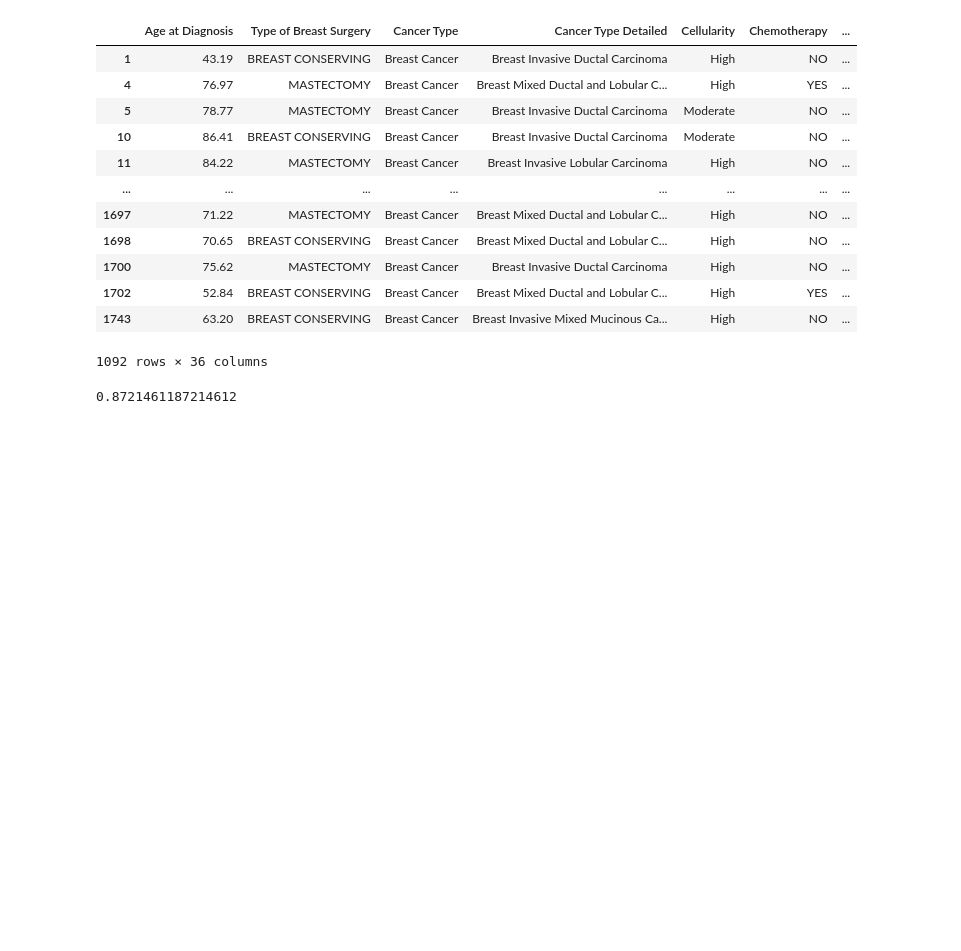
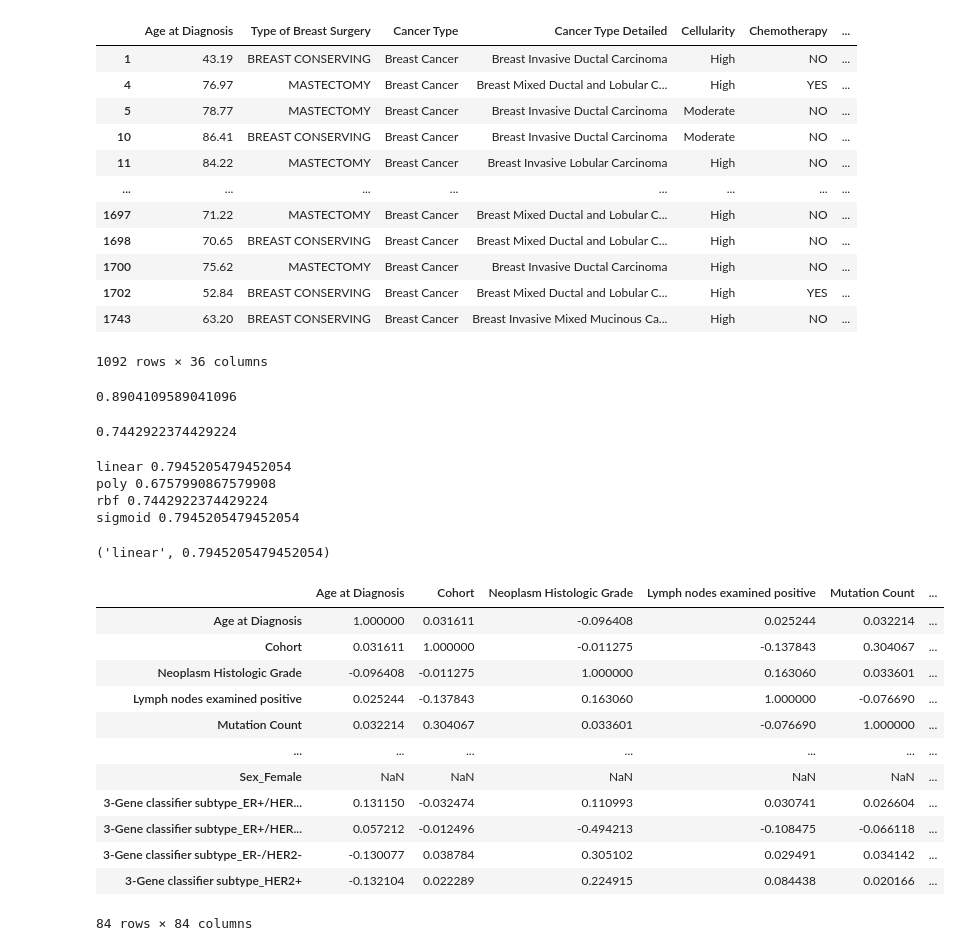
Before and after one commit to kasramojallal1/breast-cancer-stage-prediction, a Jupyter notebook: main.ipynb, the cells around one changed output. Saved outputs shown, nothing was run; the diff lists cells and outputs as text; code cells hidden in the pictures; blank space fills up the shorter version.

Commit message:
trying to use the pca on the data. also, used normalization and made the accuracies much higher.

```diff
--- a/main.ipynb
+++ b/main.ipynb
@@ -56,21 +62,68 @@ X = df.iloc[:, :-2]
 y = df.iloc[:, -2]
 # %%
 X = pd.get_dummies(X)
+# %%
+scaler = StandardScaler()
+X = scaler.fit_transform(X)
 # %%
-# Split the data into training and testing sets
 X_train, X_test, y_train, y_test = train_test_split(X, y, test_size=0.2, random_state=42)
 
-# Create a random forest classifier
 rf_model = RandomForestClassifier()
-
-# Train the model
 rf_model.fit(X_train, y_train)
 
-# Make predictions on the test set
 y_pred = rf_model.predict(X_test)
+accuracy = accuracy_score(y_test, y_pred)
 
-# Calculate the accuracy of the model
-accuracy = accuracy_score(y_test, y_pred)
 accuracy
 # %% [output]
-0.8721461187214612
+0.8904109589041096
+# %%
+svm_model = SVC(kernel='rbf')
+svm_model.fit(X_train, y_train)
+
+y_pred_svm = svm_model.predict(X_test)
+accuracy_svm = accuracy_score(y_test, y_pred_svm)
+
+accuracy_svm
+# %% [output]
+0.7442922374429224
+# %%
+kernels = ['linear', 'poly', 'rbf', 'sigmoid']
+accuracies = []
+
+for kernel in kernels:
+    svm_model = SVC(kernel=kernel)
+    svm_model.fit(X_train, y_train)
+    y_pred_svm = svm_model.predict(X_test)
+    accuracy_svm = accuracy_score(y_test, y_pred_svm)
+    accuracies.append(accuracy_svm)
+    print(kernel, accuracy_svm)
+
+best_kernel = kernels[accuracies.index(max(accuracies))]
+best_accuracy = max(accuracies)
+
+best_kernel, best_accuracy
+# %% [output]
+linear 0.7945205479452054
+poly 0.6757990867579908
+rbf 0.7442922374429224
+sigmoid 0.7945205479452054
+('linear', 0.7945205479452054)
+# %%
+correlation_matrix = X.corr()
+correlation_matrix
+# highly_correlated_features = correlation_matrix[abs(correlation_matrix) > 0.8].stack().index.tolist()
+# %% [output]
+|  | Age at Diagnosis | Cohort | Neoplasm Histologic Grade | Lymph nodes examined positive | Mutation Count | ... |
+| Age at Diagnosis | 1.000000 | 0.031611 | -0.096408 | 0.025244 | 0.032214 | ... |
+| Cohort | 0.031611 | 1.000000 | -0.011275 | -0.137843 | 0.304067 | ... |
+| Neoplasm Histologic Grade | -0.096408 | -0.011275 | 1.000000 | 0.163060 | 0.033601 | ... |
+| Lymph nodes examined positive | 0.025244 | -0.137843 | 0.163060 | 1.000000 | -0.076690 | ... |
+| Mutation Count | 0.032214 | 0.304067 | 0.033601 | -0.076690 | 1.000000 | ... |
+| ... | ... | ... | ... | ... | ... | ... |
+| Sex_Female | NaN | NaN | NaN | NaN | NaN | ... |
+| 3-Gene classifier subtype_ER+/HER... | 0.131150 | -0.032474 | 0.110993 | 0.030741 | 0.026604 | ... |
+| 3-Gene classifier subtype_ER+/HER... | 0.057212 | -0.012496 | -0.494213 | -0.108475 | -0.066118 | ... |
+| 3-Gene classifier subtype_ER-/HER2- | -0.130077 | 0.038784 | 0.305102 | 0.029491 | 0.034142 | ... |
+| 3-Gene classifier subtype_HER2+ | -0.132104 | 0.022289 | 0.224915 | 0.084438 | 0.020166 | ... |
+84 rows × 84 columns
```
Also changed, not shown: parts of 5 cells of this notebook.
